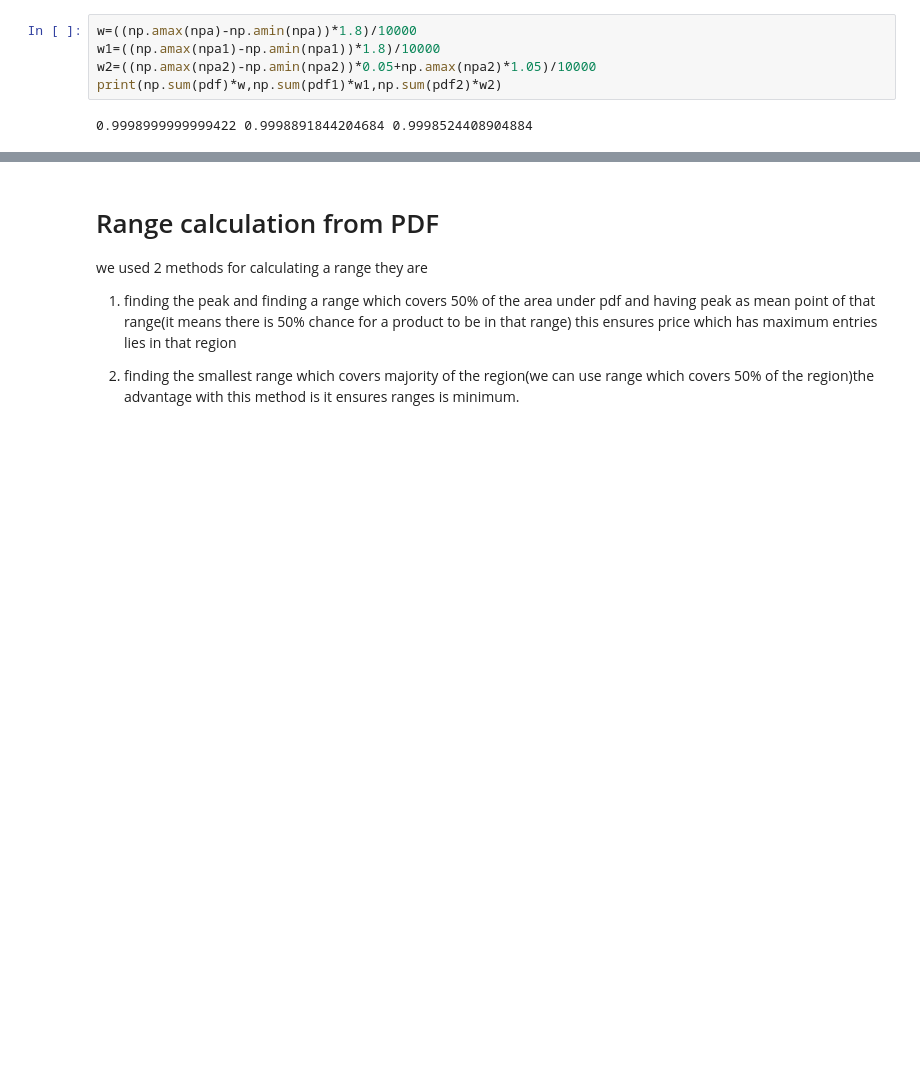
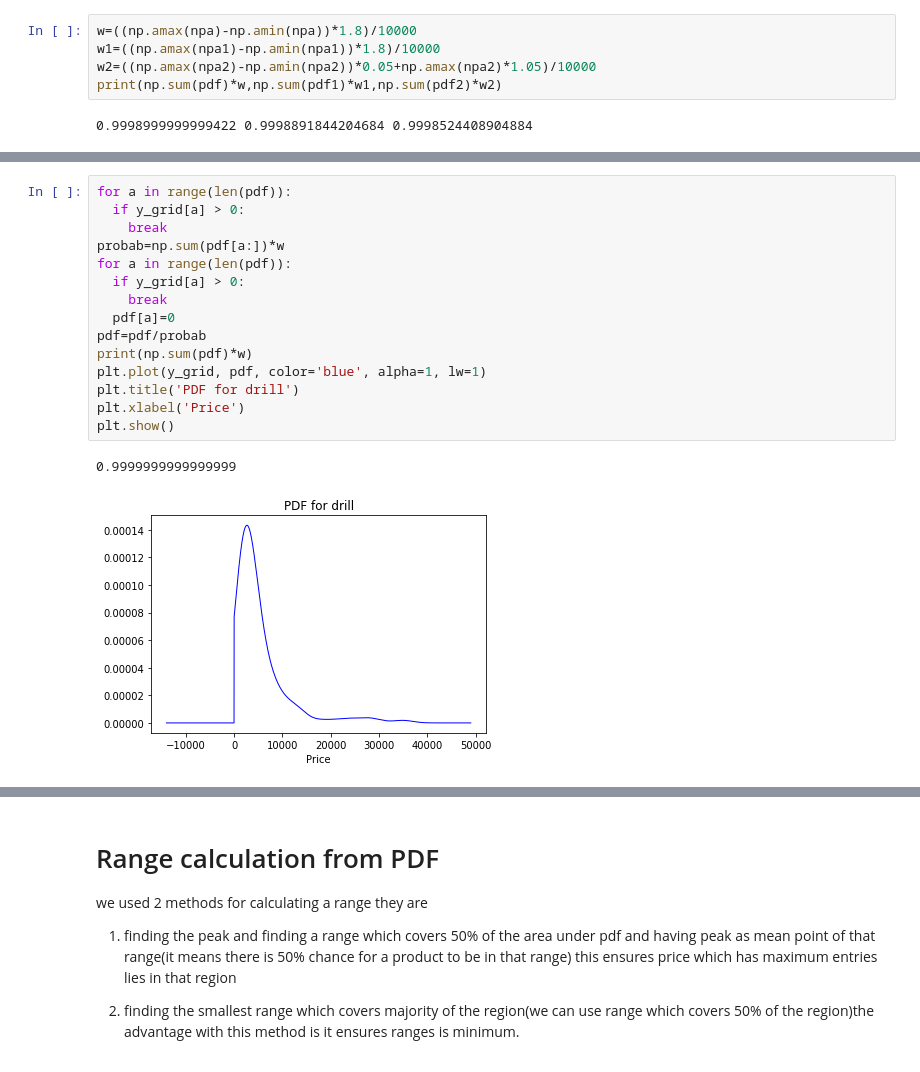
Before and after one commit to princeofpython/IndiaMart-Hackathon-2k19, a Jupyter notebook: phase1.ipynb, the cells around one changed output, grey strips where cells are left out. Saved outputs shown, nothing was run; the diff lists cells and outputs as text; blank space fills up the shorter version.

```diff
--- a/phase1.ipynb
+++ b/phase1.ipynb
@@ -235,0 +247,18 @@ print(np.sum(pdf_area))
+# %%
+for a in range(len(pdf)):
+  if y_grid[a] > 0:
+    break
+probab=np.sum(pdf[a:])*w
+for a in range(len(pdf)):
+  if y_grid[a] > 0:
+    break
+  pdf[a]=0
+pdf=pdf/probab
+print(np.sum(pdf)*w)
+plt.plot(y_grid, pdf, color='blue', alpha=1, lw=1)
+plt.title('PDF for drill')
+plt.xlabel('Price')
+plt.show()
+# %% [output]
+0.9999999999999999
+[figure, added]
```
Also changed, not shown: parts of 13 cells of this notebook.
